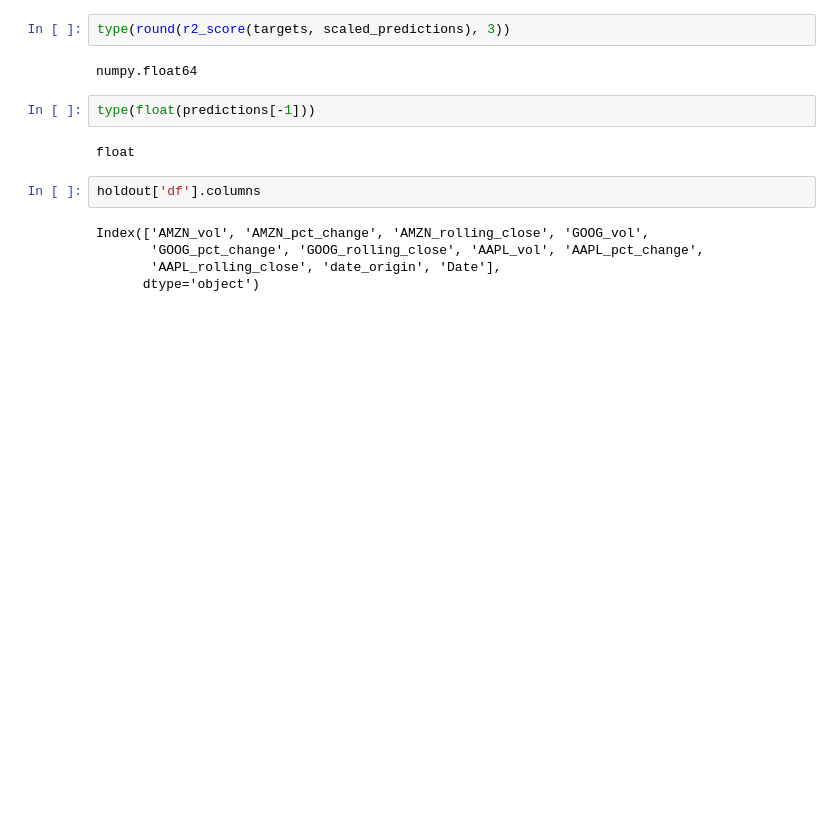
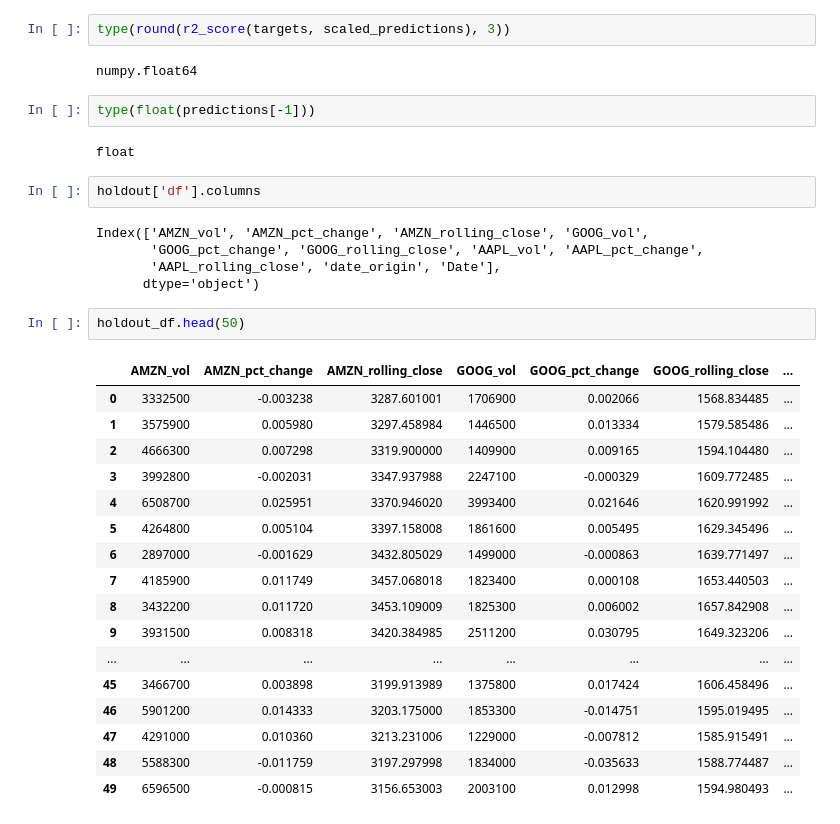
Before and after one commit to seantanken/GalvanizeRepo, a Jupyter notebook: stock_analyzer/neural_network_analysis.ipynb, the cells around one changed output. Saved outputs shown, nothing was run; the diff lists cells and outputs as text; blank space fills up the shorter version.

```diff
--- a/stock_analyzer/neural_network_analysis.ipynb
+++ b/stock_analyzer/neural_network_analysis.ipynb
@@ -494,3 +494,23 @@ Index(['AMZN_vol', 'AMZN_pct_change', 'AMZN_rolling_close', 'GOOG_vol',
        'GOOG_pct_change', 'GOOG_rolling_close', 'AAPL_vol', 'AAPL_pct_change',
        'AAPL_rolling_close', 'date_origin', 'Date'],
       dtype='object')
+# %%
+holdout_df.head(50)
+# %% [output]
+|  | AMZN_vol | AMZN_pct_change | AMZN_rolling_close | GOOG_vol | GOOG_pct_change | GOOG_rolling_close | ... |
+| 0 | 3332500 | -0.003238 | 3287.601001 | 1706900 | 0.002066 | 1568.834485 | ... |
+| 1 | 3575900 | 0.005980 | 3297.458984 | 1446500 | 0.013334 | 1579.585486 | ... |
+| 2 | 4666300 | 0.007298 | 3319.900000 | 1409900 | 0.009165 | 1594.104480 | ... |
+| 3 | 3992800 | -0.002031 | 3347.937988 | 2247100 | -0.000329 | 1609.772485 | ... |
+| 4 | 6508700 | 0.025951 | 3370.946020 | 3993400 | 0.021646 | 1620.991992 | ... |
+| 5 | 4264800 | 0.005104 | 3397.158008 | 1861600 | 0.005495 | 1629.345496 | ... |
+| 6 | 2897000 | -0.001629 | 3432.805029 | 1499000 | -0.000863 | 1639.771497 | ... |
+| 7 | 4185900 | 0.011749 | 3457.068018 | 1823400 | 0.000108 | 1653.440503 | ... |
+| 8 | 3432200 | 0.011720 | 3453.109009 | 1825300 | 0.006002 | 1657.842908 | ... |
+| 9 | 3931500 | 0.008318 | 3420.384985 | 2511200 | 0.030795 | 1649.323206 | ... |
+| ... | ... | ... | ... | ... | ... | ... | ... |
+| 45 | 3466700 | 0.003898 | 3199.913989 | 1375800 | 0.017424 | 1606.458496 | ... |
+| 46 | 5901200 | 0.014333 | 3203.175000 | 1853300 | -0.014751 | 1595.019495 | ... |
+| 47 | 4291000 | 0.010360 | 3213.231006 | 1229000 | -0.007812 | 1585.915491 | ... |
+| 48 | 5588300 | -0.011759 | 3197.297998 | 1834000 | -0.035633 | 1588.774487 | ... |
+| 49 | 6596500 | -0.000815 | 3156.653003 | 2003100 | 0.012998 | 1594.980493 | ... |
```
Also changed, not shown: parts of 1 cell of this notebook, 2 other files.
